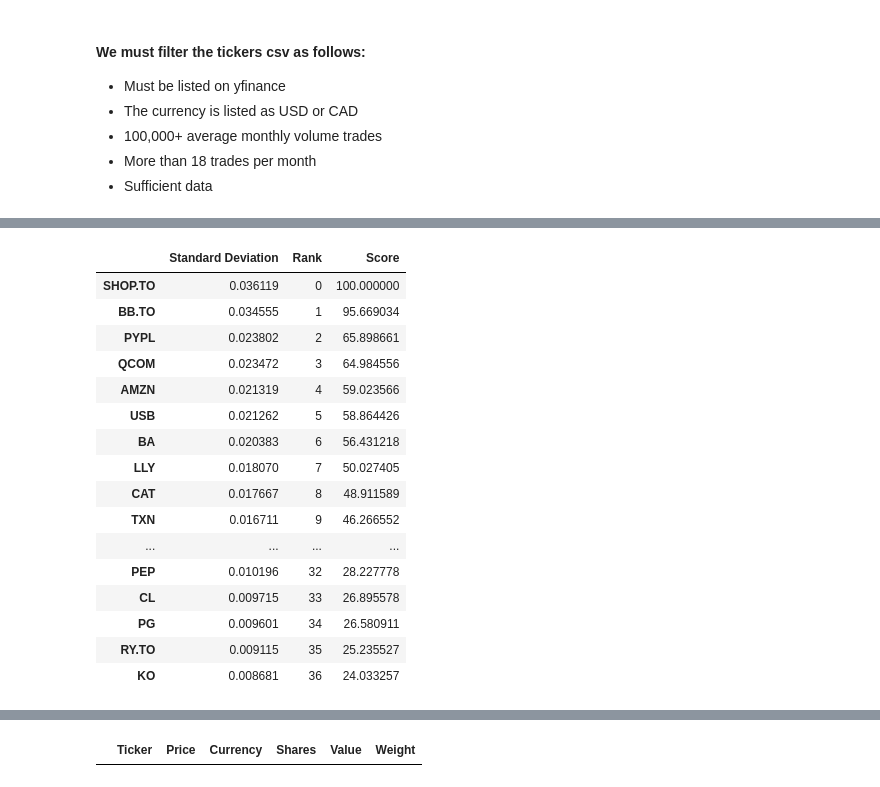
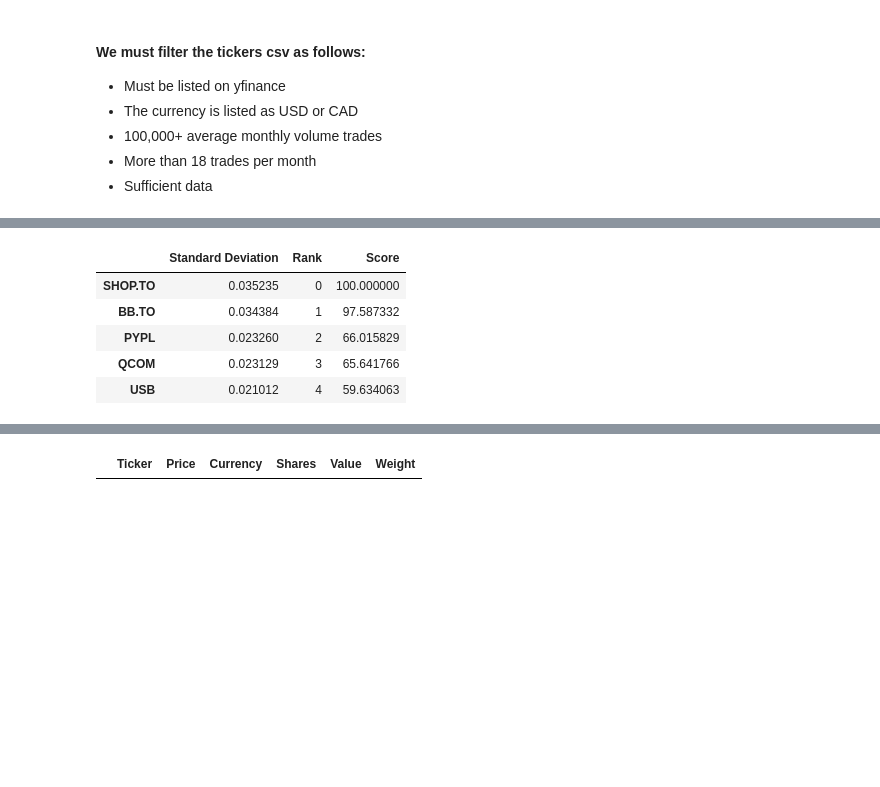
Before and after one commit to akramj13/CFM101-Project, a Jupyter notebook: Team 11 Assignment Jester.ipynb, the cells around one changed output, grey strips where cells are left out. Cells and saved outputs as stored; diff of their text form; code cells hidden in the pictures; blank space fills up the shorter version.

```diff
--- a/Team 11 Assignment Jester.ipynb
+++ b/Team 11 Assignment Jester.ipynb
@@ -55,6 +56,27 @@ def get_tickers():
     tickers = pd.read_csv('Tickers.csv')
     ticker_lst = [tickers.columns[0]] + (list(tickers[tickers.columns[0]]))
     return ticker_lst
+# %%
+# Get the current date
+current_date = datetime.now()
+
+# Calculate start_date: 2 years and 1 month before the current date
+start_year = current_date.year - 2
+start_month = current_date.month - 1
+if start_month == 0:  # Handle crossing the year boundary
+    start_month = 12
+    start_year -= 1
+
+start_date = f"{start_year:04d}-{start_month:02d}-{current_date.day:02d}"
+
+# Calculate end_date: 1 month before the current date
+end_year = current_date.year
+end_month = current_date.month - 1
+if end_month == 0:  # Handle crossing the year boundary
+    end_month = 12
+    end_year -= 1
+
+end_date = f"{end_year:04d}-{end_month:02d}-{current_date.day:02d}"
 # %%
 # Important Constants:
 amount = 1_000_000 # Initial investment amount of $1,000,000
@@ -63,7 +85,6 @@ group = 11
 # Define constants
 min_avg_volume = 100000
 min_trading_days = 18
-start_date, end_date = '2022-09-30', '2024-09-30'
 min_stocks, max_stocks = 12, 24
 
 # Reading in CSV file:
@@ -215,24 +236,13 @@ def PCR_calc(tickers):
     return pcrdata
 # %%
 std = calculate_std(data)
-std
+std.head()
 # %% [output]
 |  | Standard Deviation | Rank | Score |
-| SHOP.TO | 0.036119 | 0 | 100.000000 |
-| BB.TO | 0.034555 | 1 | 95.669034 |
-| PYPL | 0.023802 | 2 | 65.898661 |
-| QCOM | 0.023472 | 3 | 64.984556 |
-| AMZN | 0.021319 | 4 | 59.023566 |
-| USB | 0.021262 | 5 | 58.864426 |
-| BA | 0.020383 | 6 | 56.431218 |
-| LLY | 0.018070 | 7 | 50.027405 |
-| CAT | 0.017667 | 8 | 48.911589 |
-| TXN | 0.016711 | 9 | 46.266552 |
-| ... | ... | ... | ... |
-| PEP | 0.010196 | 32 | 28.227778 |
-| CL | 0.009715 | 33 | 26.895578 |
-| PG | 0.009601 | 34 | 26.580911 |
-| RY.TO | 0.009115 | 35 | 25.235527 |
-| KO | 0.008681 | 36 | 24.033257 |
+| SHOP.TO | 0.035235 | 0 | 100.000000 |
+| BB.TO | 0.034384 | 1 | 97.587332 |
+| PYPL | 0.023260 | 2 | 66.015829 |
+| QCOM | 0.023129 | 3 | 65.641766 |
+| USB | 0.021012 | 4 | 59.634063 |
 # %%
 ret = calculate_return(data)
```
Also changed, not shown: parts of 8 cells of this notebook.
